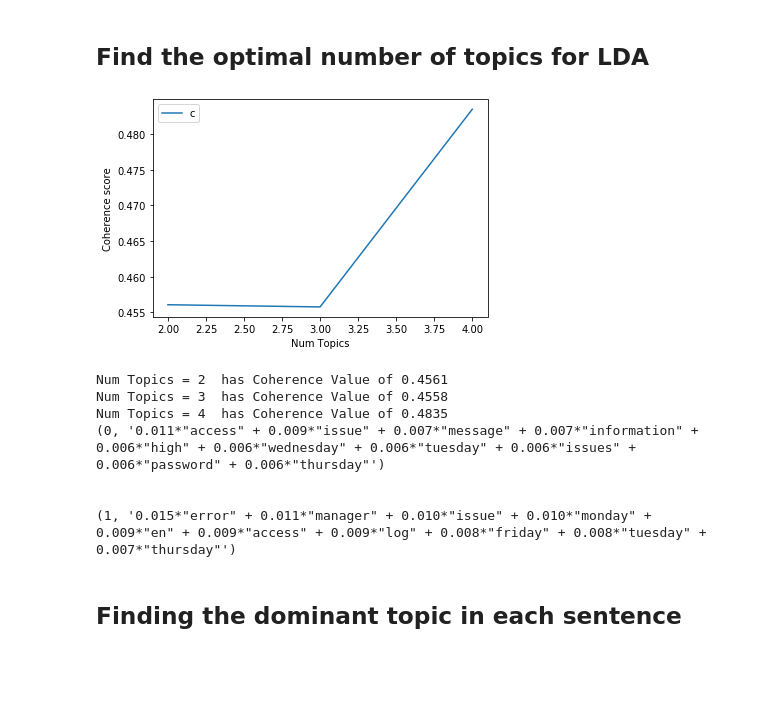
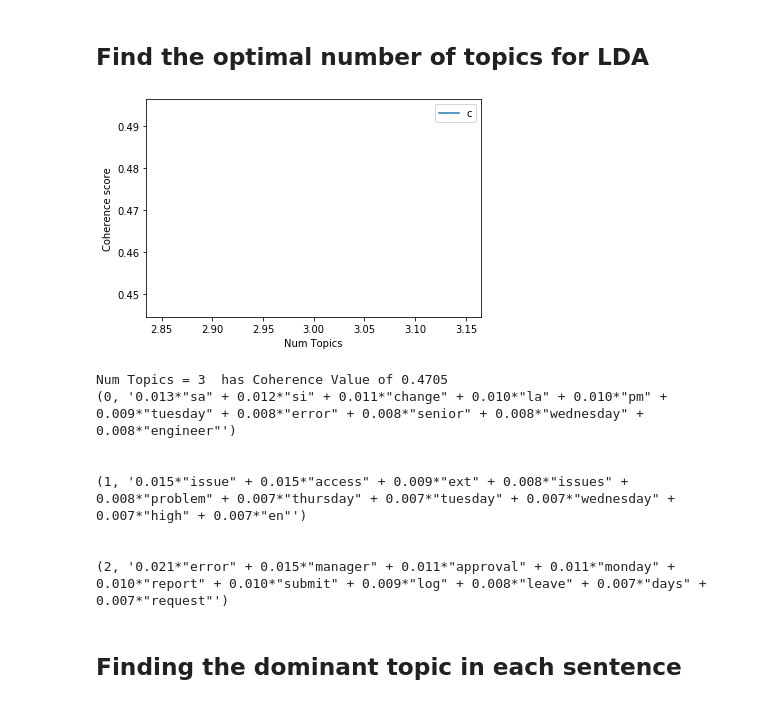
Before and after one commit to abhi1512/Service-Request_Classification, a Jupyter notebook: IncidentThemesTopicModelling.ipynb, the cells around one changed output. Drawn from its saved outputs; the diff is of its cells as text; code cells hidden in the pictures; blank space fills up the shorter version.

```diff
--- a/IncidentThemesTopicModelling.ipynb
+++ b/IncidentThemesTopicModelling.ipynb
@@ -256,20 +256,20 @@ def compute_coherence_values(dictionary, corpus, texts, limit, start=2, step=3):
 model_list, coherence_values = compute_coherence_values(dictionary=id2word,
                                                         corpus=corpus,
                                                         texts=data_words,
-                                                        start=2,
-                                                        limit=5,
+                                                        start=3,
+                                                        limit=4,
                                                         step=1)
 # %%
 # Show graph
-limit=5; start=2; step=1;
+limit=4; start=3; step=1;
 x = range(start, limit, step)
 plt.plot(x, coherence_values)
 plt.xlabel("Num Topics")
 plt.ylabel("Coherence score")
 plt.legend(("coherence_values"), loc='best')
 plt.show()
 # %% [output]
-[figure, old version]
+[figure, new version]
 # %%
 # Print the coherence scores
 for m, cv in zip(x, coherence_values):
@@ -283,13 +283,14 @@ for topic in optimal_model.print_topics(num_words=10):
     print (topic)
     print ('\n')
 # %% [output]
-Num Topics = 2  has Coherence Value of 0.4561
-Num Topics = 3  has Coherence Value of 0.4558
-Num Topics = 4  has Coherence Value of 0.4835
-(0, '0.011*"access" + 0.009*"issue" + 0.007*"message" + 0.007*"information" + 0.006*"high" + 0.006*"wednesday" + 0.006*"tuesday" + 0.006*"issues" + 0.006*"password" + 0.006*"thursday"')
+Num Topics = 3  has Coherence Value of 0.4705
+(0, '0.013*"sa" + 0.012*"si" + 0.011*"change" + 0.010*"la" + 0.010*"pm" + 0.009*"tuesday" + 0.008*"error" + 0.008*"senior" + 0.008*"wednesday" + 0.008*"engineer"')
 
 
-(1, '0.015*"error" + 0.011*"manager" + 0.010*"issue" + 0.010*"monday" + 0.009*"en" + 0.009*"access" + 0.009*"log" + 0.008*"friday" + 0.008*"tuesday" + 0.007*"thursday"')
+(1, '0.015*"issue" + 0.015*"access" + 0.009*"ext" + 0.008*"issues" + 0.008*"problem" + 0.007*"thursday" + 0.007*"tuesday" + 0.007*"wednesday" + 0.007*"high" + 0.007*"en"')
+
+
+(2, '0.021*"error" + 0.015*"manager" + 0.011*"approval" + 0.011*"monday" + 0.010*"report" + 0.010*"submit" + 0.009*"log" + 0.008*"leave" + 0.007*"days" + 0.007*"request"')
 # %% [markdown]
 ## Finding the dominant topic in each sentence
 # %%
```
Also changed, not shown: parts of 8 cells of this notebook, 9 other files.
